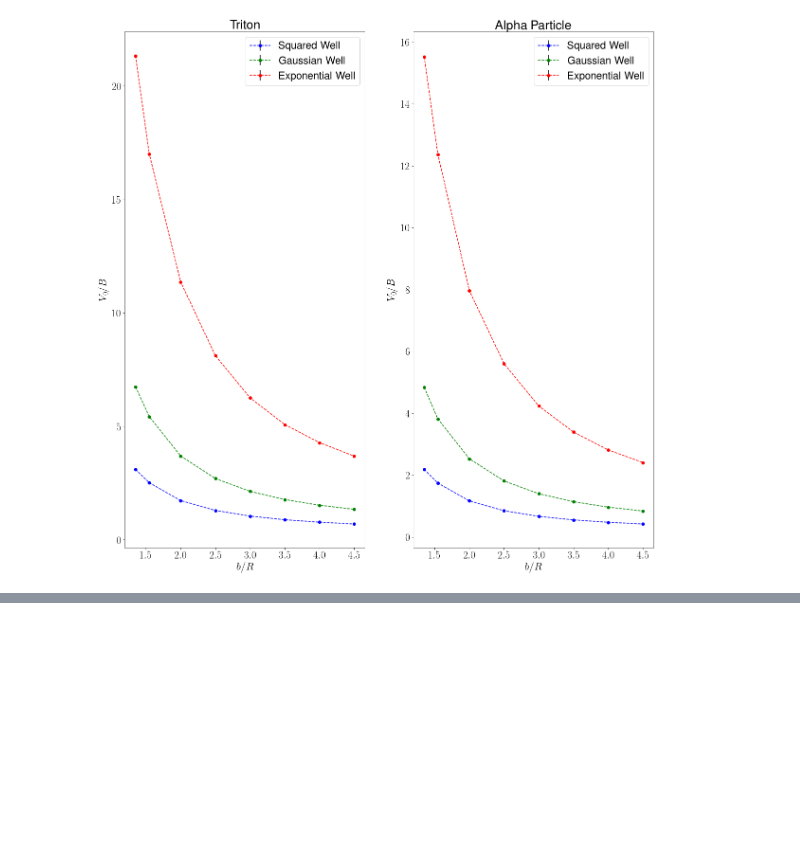
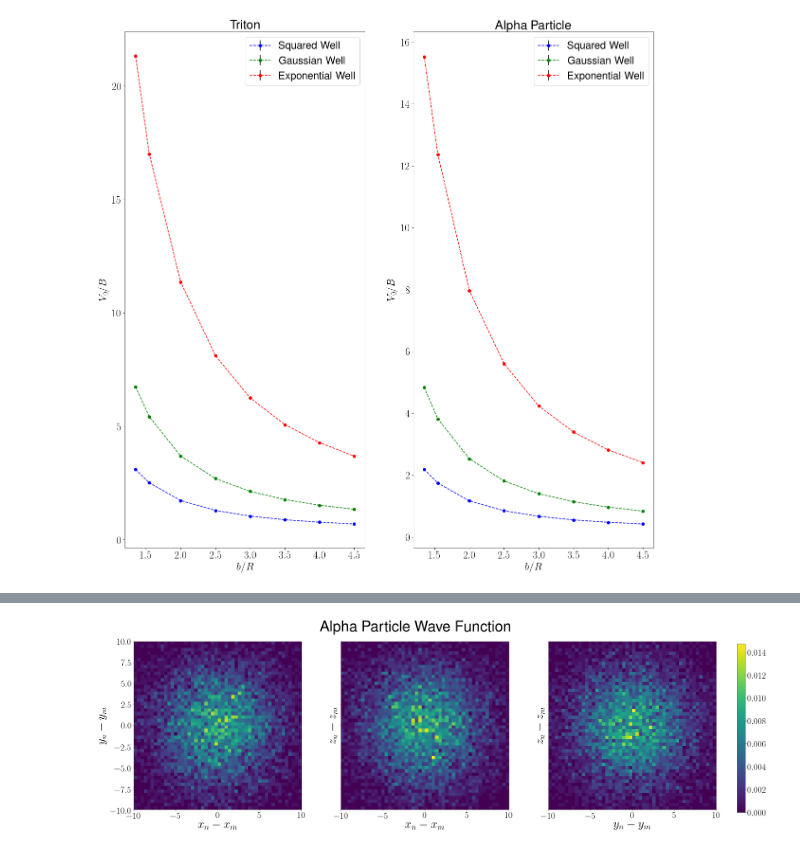
Before and after one commit to pedro-95/few-body, a Jupyter notebook: few_body_2_analysis.ipynb, the cells around one changed output, grey strips where cells are left out. Cells and saved outputs as stored; diff of their text form; code cells hidden in the pictures; blank space fills up the shorter version.

```diff
--- a/few_body_2_analysis.ipynb
+++ b/few_body_2_analysis.ipynb
@@ -448,0 +760,11 @@ plt.show()
+# %%
+wave_12 = DeuteronWaveFunctionEstimator(R_12)/np.sqrt(6)
+# %%
+data_x = [wave_12[:,0], wave_12[:,0],wave_12[:,1]]
+data_y = [wave_12[:,1], wave_12[:,2],wave_12[:,2]]
+x_labels = [r'$x_n - x_m$', r'$x_n - x_m$',r'$y_n - y_m$']
+y_labels = [r'$y_n - y_m$', r'$z_n - z_m$',r'$z_n - z_m$']
+plt.rcParams.update({'font.size': 30})
+test_hist_2d(data_x, data_y, x_labels, y_labels, "Alpha Particle Wave Function", save_fig=True)
+# %% [output]
+[figure, added]
```
Also changed, not shown: parts of 29 cells of this notebook, 21 other files.
